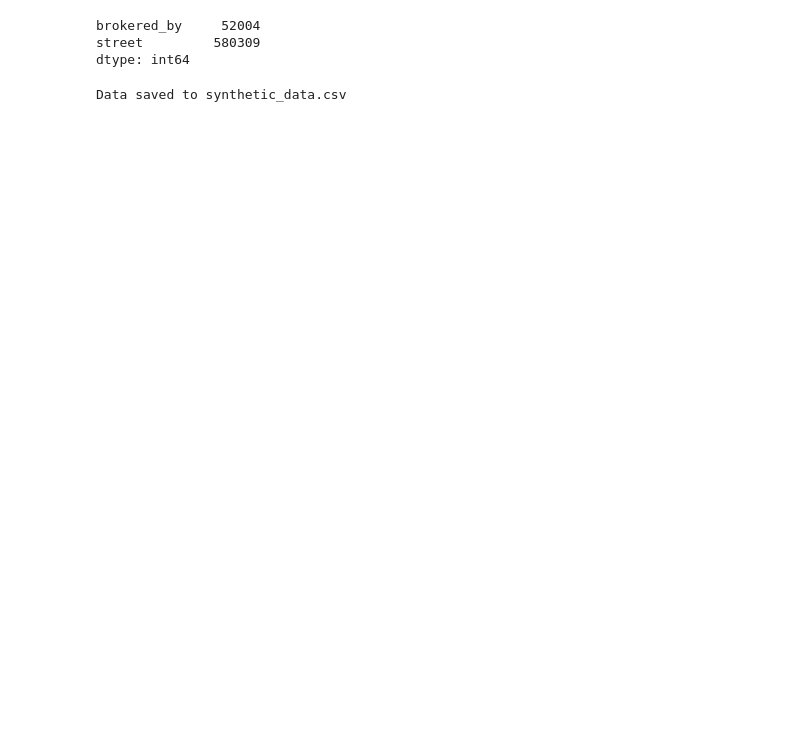
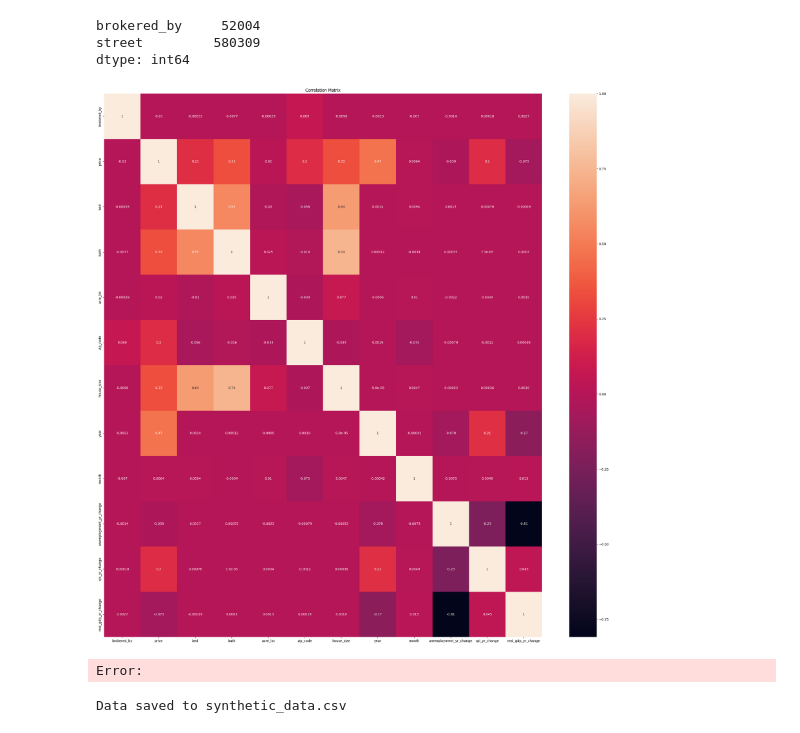
Before and after one commit to jakub-filon/ing_housing, a Jupyter notebook: data_preprocessing_and_EDA.ipynb, the cells around one changed output. Cells and saved outputs as stored; diff of their text form; code cells hidden in the pictures; blank space fills up the shorter version.

```diff
--- a/data_preprocessing_and_EDA.ipynb
+++ b/data_preprocessing_and_EDA.ipynb
@@ -245,6 +235,15 @@ street         580309
 dtype: int64
 # %%
 synthetic_df.drop(columns=['street'], inplace=True)
+# %%
+# Visualize correlations
+plt.figure(figsize=(30, 30))
+sns.heatmap(synthetic_df.select_dtypes(include='number').corr(), annot=True)
+plt.title('Correlation Matrix')
+plt.show()
+# %% [output]
+[figure, added]
+Error:
 # %%
 synthetic_df.to_csv('data/real_estate/synthetic_data.csv', index=False)
 print('Data saved to synthetic_data.csv')
```
Also changed, not shown: parts of 5 cells of this notebook, 2 other files.
